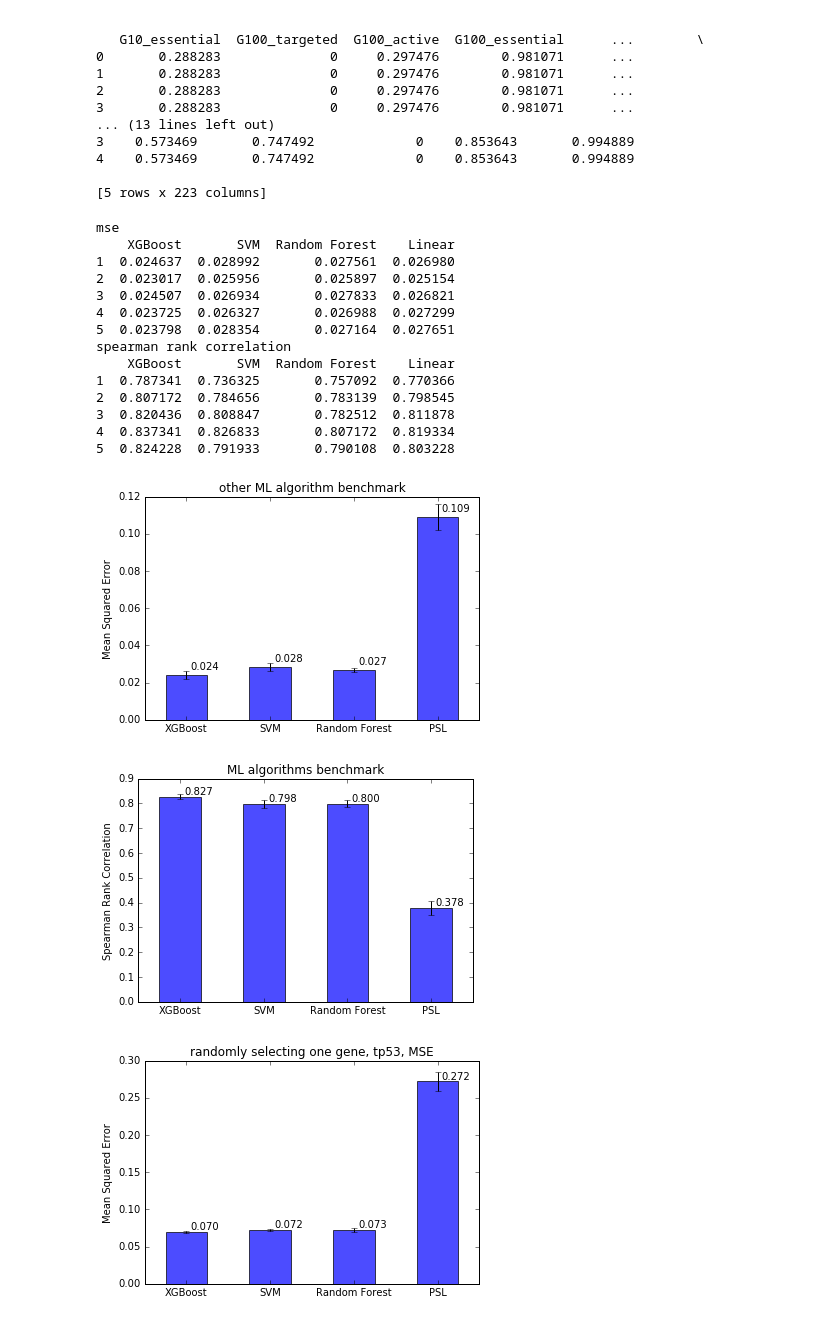
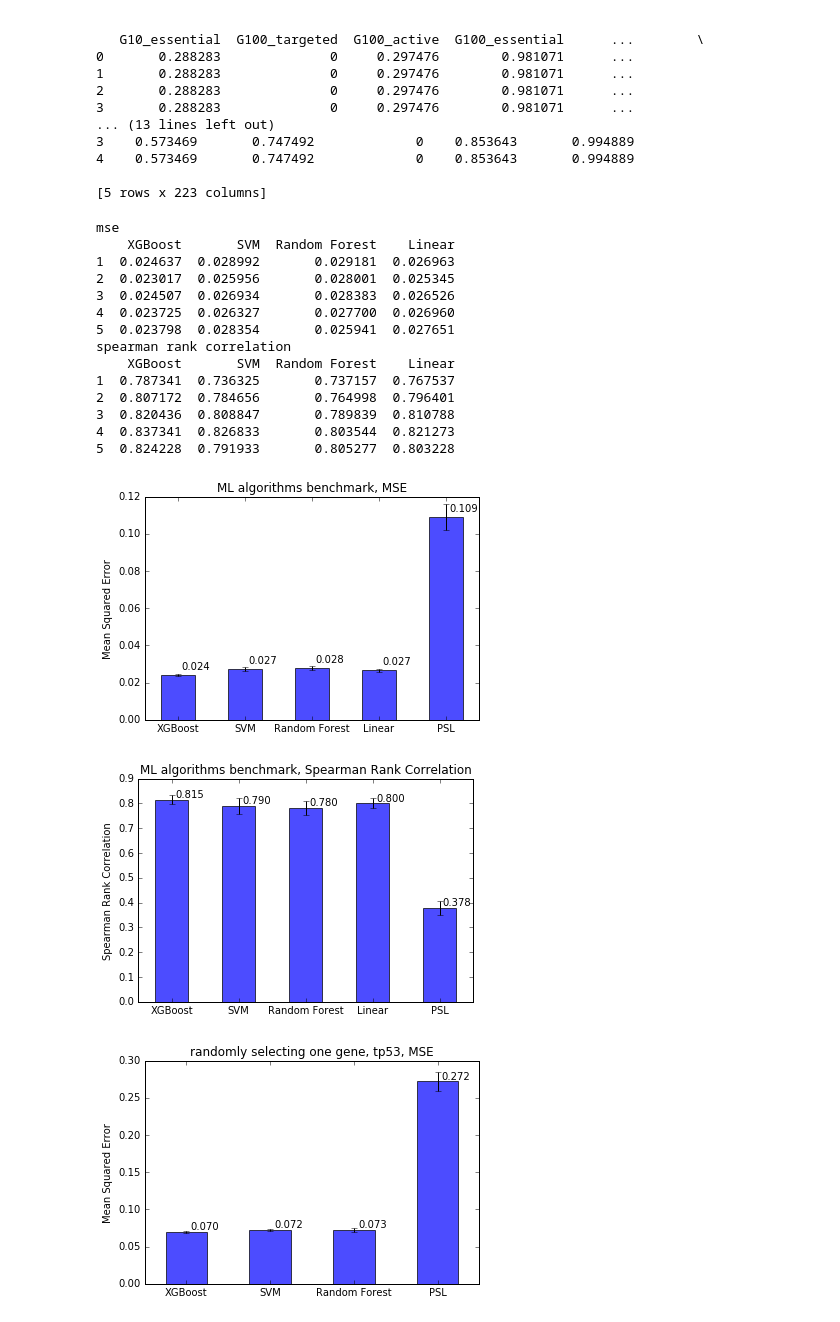
Before and after one commit to MollyZhang/drug_sensitivity_ML, a Jupyter notebook: evaluation/ML.ipynb, the cells around one changed output. Saved outputs shown, nothing was run; the diff lists cells and outputs as text; code cells hidden in the pictures.

Commit message:
generated simulated data for PSL and Linear regression

```diff
--- a/evaluation/ML.ipynb
+++ b/evaluation/ML.ipynb
@@ -9,7 +9,7 @@ import numpy as np
 
 %matplotlib inline
 # %%
-DATA_FILE = "data_table_percentile.tsv"
+DATA_FILE = "data/data_table_percentile.tsv"
 df = pd.read_csv(DATA_FILE, sep="\t")
 print df.head(5)
 
@@ -72,24 +72,24 @@ print "spearman rank correlation\n", spearman_result_df
 # %% [output]
 mse
     XGBoost       SVM  Random Forest    Linear
-1  0.024637  0.028992       0.027561  0.026980
-2  0.023017  0.025956       0.025897  0.025154
-3  0.024507  0.026934       0.027833  0.026821
-4  0.023725  0.026327       0.026988  0.027299
-5  0.023798  0.028354       0.027164  0.027651
+1  0.024637  0.028992       0.029181  0.026963
+2  0.023017  0.025956       0.028001  0.025345
+3  0.024507  0.026934       0.028383  0.026526
+4  0.023725  0.026327       0.027700  0.026960
+5  0.023798  0.028354       0.025941  0.027651
 spearman rank correlation
     XGBoost       SVM  Random Forest    Linear
-1  0.787341  0.736325       0.757092  0.770366
-2  0.807172  0.784656       0.783139  0.798545
-3  0.820436  0.808847       0.782512  0.811878
-4  0.837341  0.826833       0.807172  0.819334
-5  0.824228  0.791933       0.790108  0.803228
+1  0.787341  0.736325       0.737157  0.767537
+2  0.807172  0.784656       0.764998  0.796401
+3  0.820436  0.808847       0.789839  0.810788
+4  0.837341  0.826833       0.803544  0.821273
+5  0.824228  0.791933       0.805277  0.803228
 # %%
 psl_mean = 0.109
 psl_std = 0.007
-means = result_df.mean()
+means = mse_result_df.mean()
 means["PSL"] = psl_mean
-stds = result_df.std()
+stds = mse_result_df.std()
 stds["PSL"] = psl_std
 
 ax = means.plot.bar(yerr=stds, alpha=0.7, rot=0)
@@ -98,28 +98,28 @@ for rect in ax.patches:
     height = rect.get_height()
     height_label = "%.3f" % height
     ax.text(rect.get_x() + rect.get_width()/2 + 0.05, height + 0.003, height_label)
-ax.set_title("other ML algorithm benchmark")
+ax.set_title("ML algorithms benchmark, MSE")
 plt.savefig("../plots/ benchmark.png", ppi=200)
 # %% [output]
-[figure, old version]
+[figure, new version]
 # %%
 psl_mean = 0.378
 psl_std = 0.030
 means = spearman_result_df.mean()
 means["PSL"] = psl_mean
 stds = spearman_result_df.std()
 stds["PSL"] = psl_std
 
 ax = means.plot.bar(yerr=stds, alpha=0.7, rot=0)
 ax.set_ylabel("Spearman Rank Correlation")
 for rect in ax.patches:
     height = rect.get_height()
     height_label = "%.3f" % height
     ax.text(rect.get_x() + rect.get_width()/2 + 0.05, height + 0.01, height_label)
-ax.set_title("ML algorithms benchmark")
+ax.set_title("ML algorithms benchmark, Spearman Rank Correlation")
 plt.savefig("../plots/benchmark_spearman.png", ppi=200)
 # %% [output]
-[figure, old version]
+[figure, new version]
 # %%
 ### this part is just taking out one random gene
 def one_gene_benchmark(file_name, gene_name,
```
Also changed, not shown: parts of 7 cells of this notebook, 25 other files.
